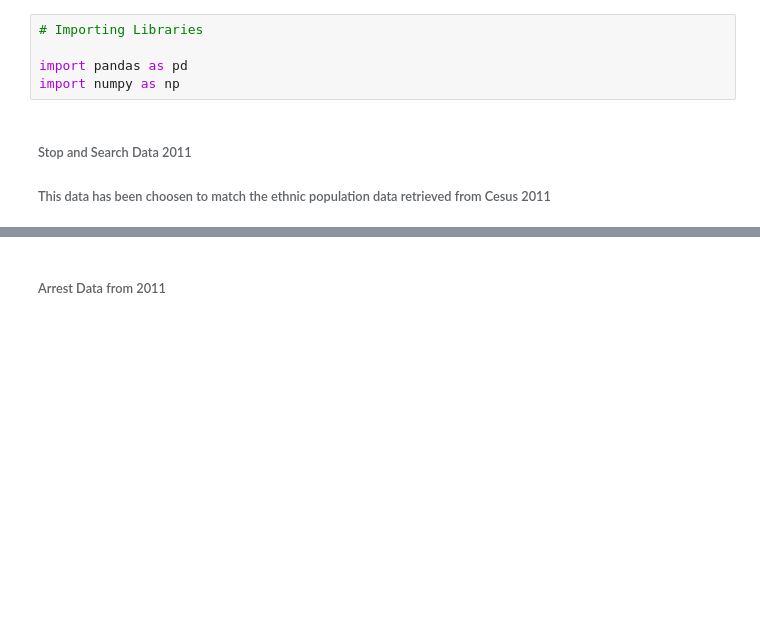
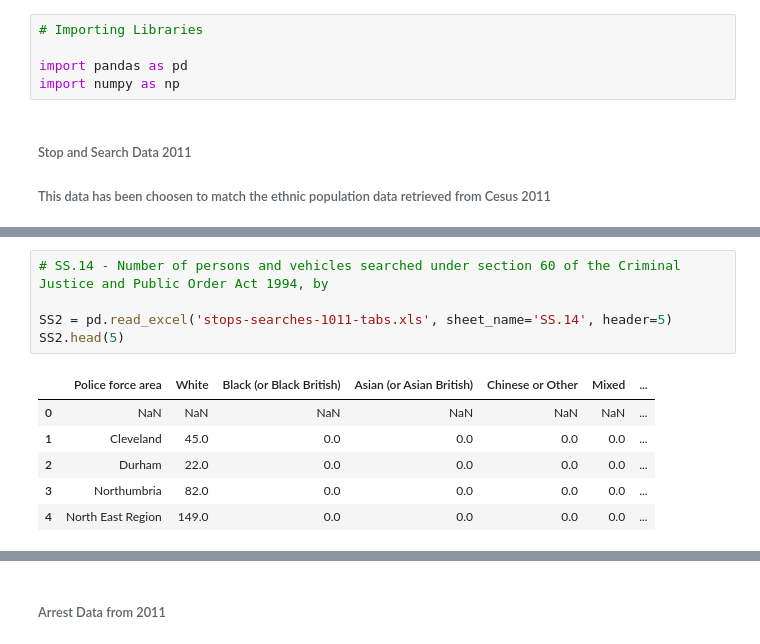
Before and after one commit to neerajthandayan/CourseProject, a Jupyter notebook: Crime_Data.ipynb, the cells around one changed output, grey strips where cells are left out. Drawn from its saved outputs; the diff is of its cells as text; blank space fills up the shorter version.

```diff
--- a/Crime_Data.ipynb
+++ b/Crime_Data.ipynb
@@ -38,6 +40,18 @@ SS.head(5)
 | 2 | Durham | 4826.0 | 15.0 | 15.0 | 10.0 | 14.0 | ... |
 | 3 | Northumbria | 42143.0 | 189.0 | 864.0 | 49.0 | 114.0 | ... |
 | 4 | North East Region | 75717.0 | 431.0 | 1484.0 | 209.0 | 264.0 | ... |
+# %%
+# SS.14 - Number of persons and vehicles searched under section 60 of the Criminal Justice and Public Order Act 1994, by
+
+SS2 = pd.read_excel('stops-searches-1011-tabs.xls', sheet_name='SS.14', header=5)
+SS2.head(5)
+# %% [output]
+|  | Police force area | White | Black (or Black British) | Asian (or Asian British) | Chinese or Other | Mixed | ... |
+| 0 | NaN | NaN | NaN | NaN | NaN | NaN | ... |
+| 1 | Cleveland | 45.0 | 0.0 | 0.0 | 0.0 | 0.0 | ... |
+| 2 | Durham | 22.0 | 0.0 | 0.0 | 0.0 | 0.0 | ... |
+| 3 | Northumbria | 82.0 | 0.0 | 0.0 | 0.0 | 0.0 | ... |
+| 4 | North East Region | 149.0 | 0.0 | 0.0 | 0.0 | 0.0 | ... |
 # %%
 # Dropping uncessary columns
 # Here, the Not stated columsn is dropped as ethinicity unclear
```
Also changed, not shown: parts of 8 cells of this notebook.
